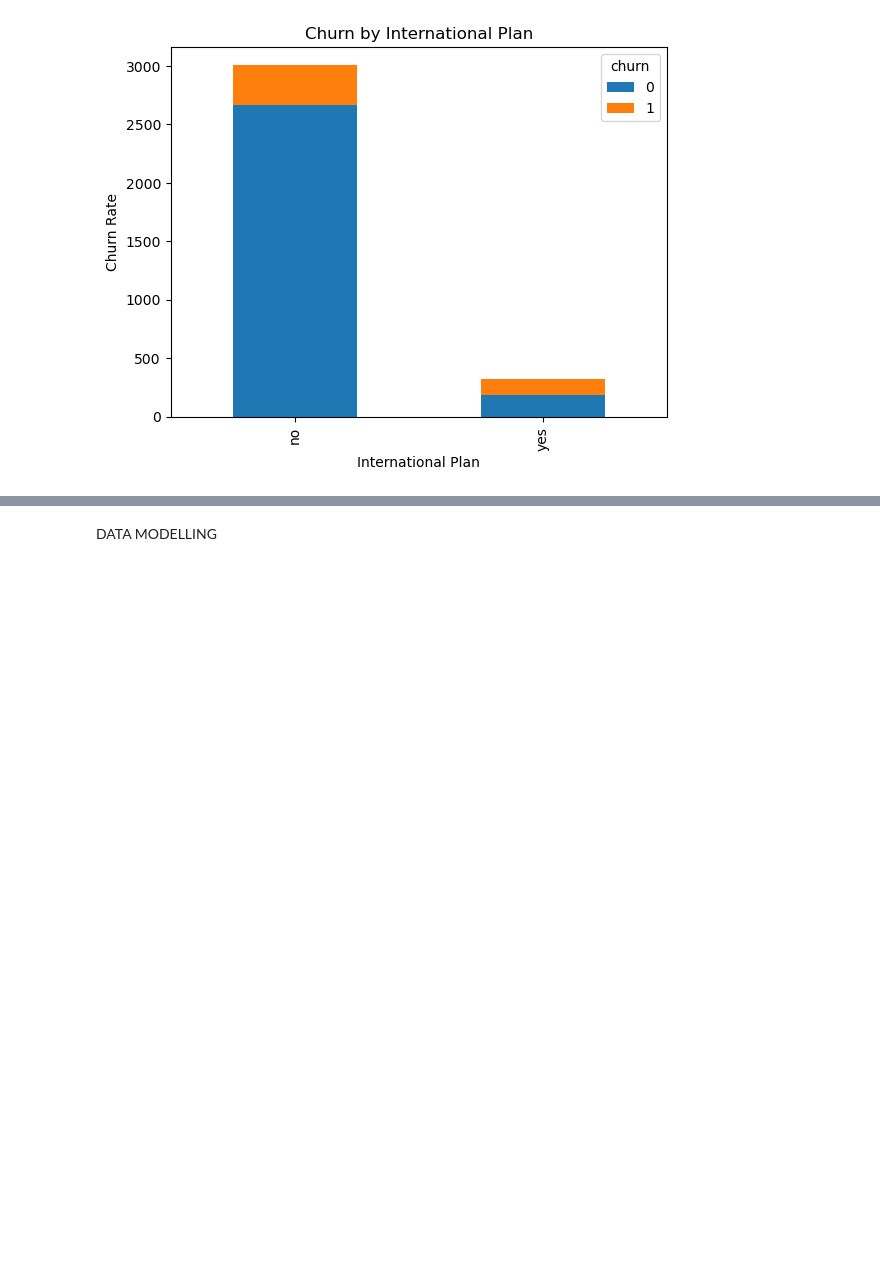
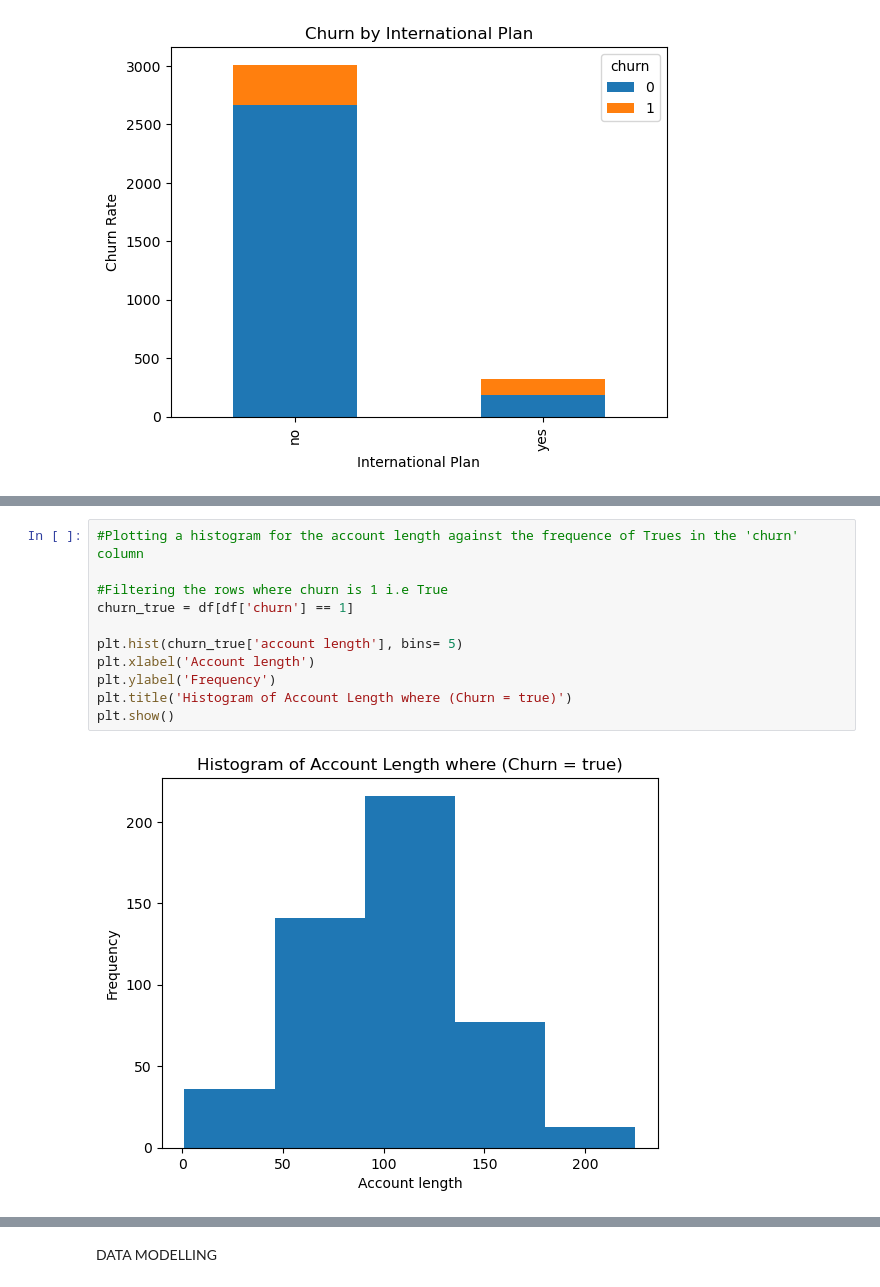
Before and after one commit to stephenjilani8-eng/Syria_Tel_Customer_Churn_Project, a Jupyter notebook: Phase_3_Project.ipynb, the cells around one changed output, grey strips where cells are left out. Cells and saved outputs as stored; diff of their text form; blank space fills up the shorter version.

```diff
--- a/Phase_3_Project.ipynb
+++ b/Phase_3_Project.ipynb
@@ -404,0 +404,13 @@ plt.show()
+# %%
+#Plotting a histogram for the account length against the frequence of Trues in the 'churn' column
+
+#Filtering the rows where churn is 1 i.e True
+churn_true = df[df['churn'] == 1]
+
+plt.hist(churn_true['account length'], bins= 5)
+plt.xlabel('Account length')
+plt.ylabel('Frequency')
+plt.title('Histogram of Account Length where (Churn = true)')
+plt.show()
+# %% [output]
+[figure, added]
```
Also changed, not shown: parts of 35 cells of this notebook.
